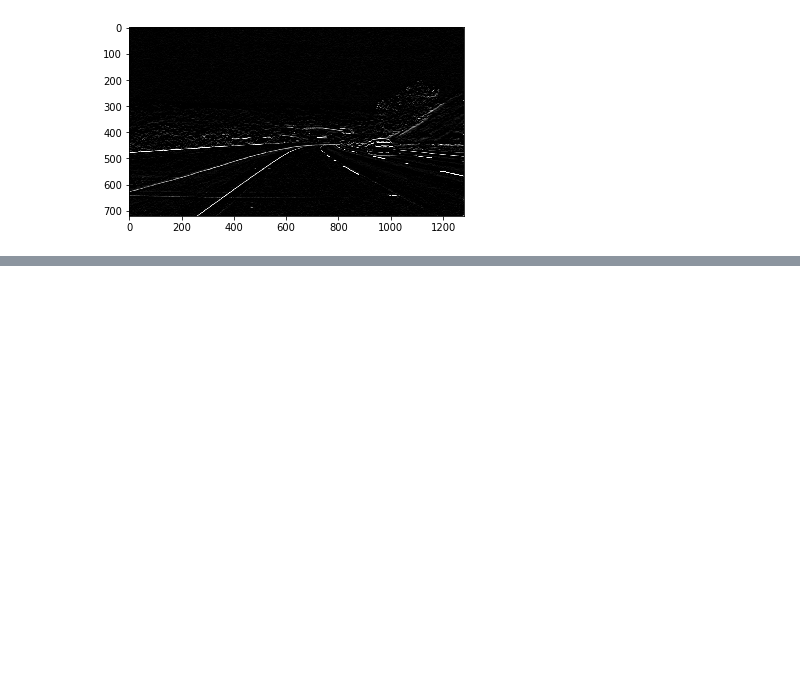
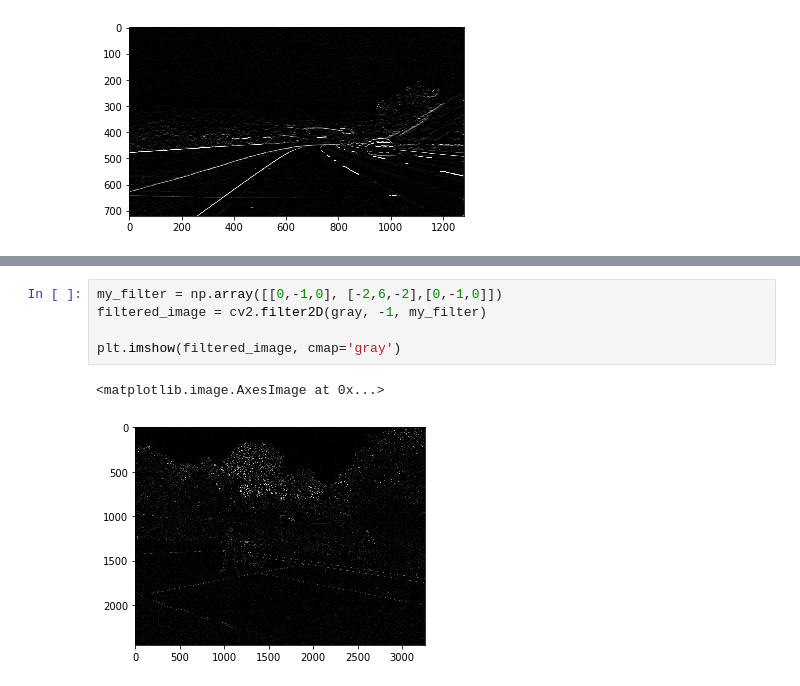
Before and after one commit to milenaonmaui/Udacity_pytorch, a Jupyter notebook: Less_6_25_finding_edges.ipynb, the cells around one changed output, grey strips where cells are left out. Saved outputs shown, nothing was run; the diff lists cells and outputs as text; blank space fills up the shorter version.

```diff
--- a/Less_6_25_finding_edges.ipynb
+++ b/Less_6_25_finding_edges.ipynb
@@ -61,0 +70,8 @@ plt.imshow(filtered_image, cmap='gray')
+# %%
+my_filter = np.array([[0,-1,0], [-2,6,-2],[0,-1,0]])
+filtered_image = cv2.filter2D(gray, -1, my_filter)
+
+plt.imshow(filtered_image, cmap='gray')
+# %% [output]
+<matplotlib.image.AxesImage at 0x...>
+[figure, added]
```
Also changed, not shown: parts of 1 cell of this notebook.
